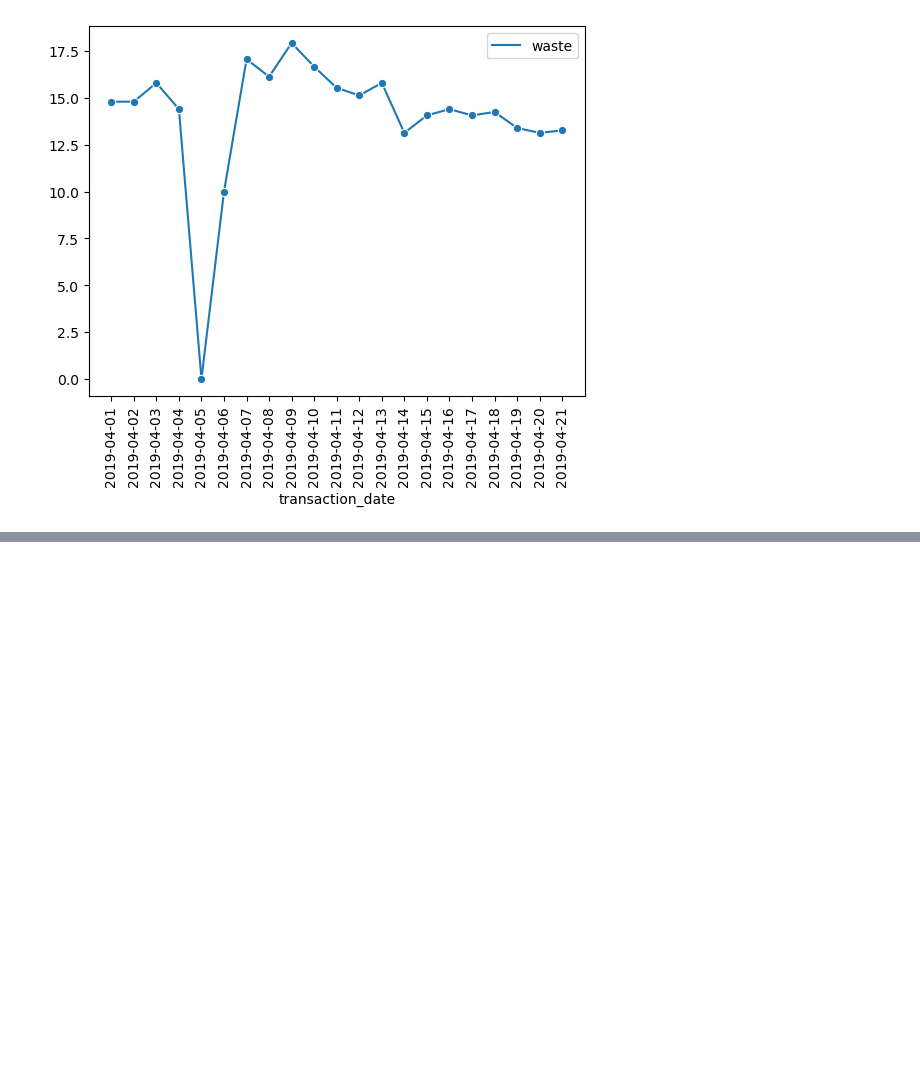
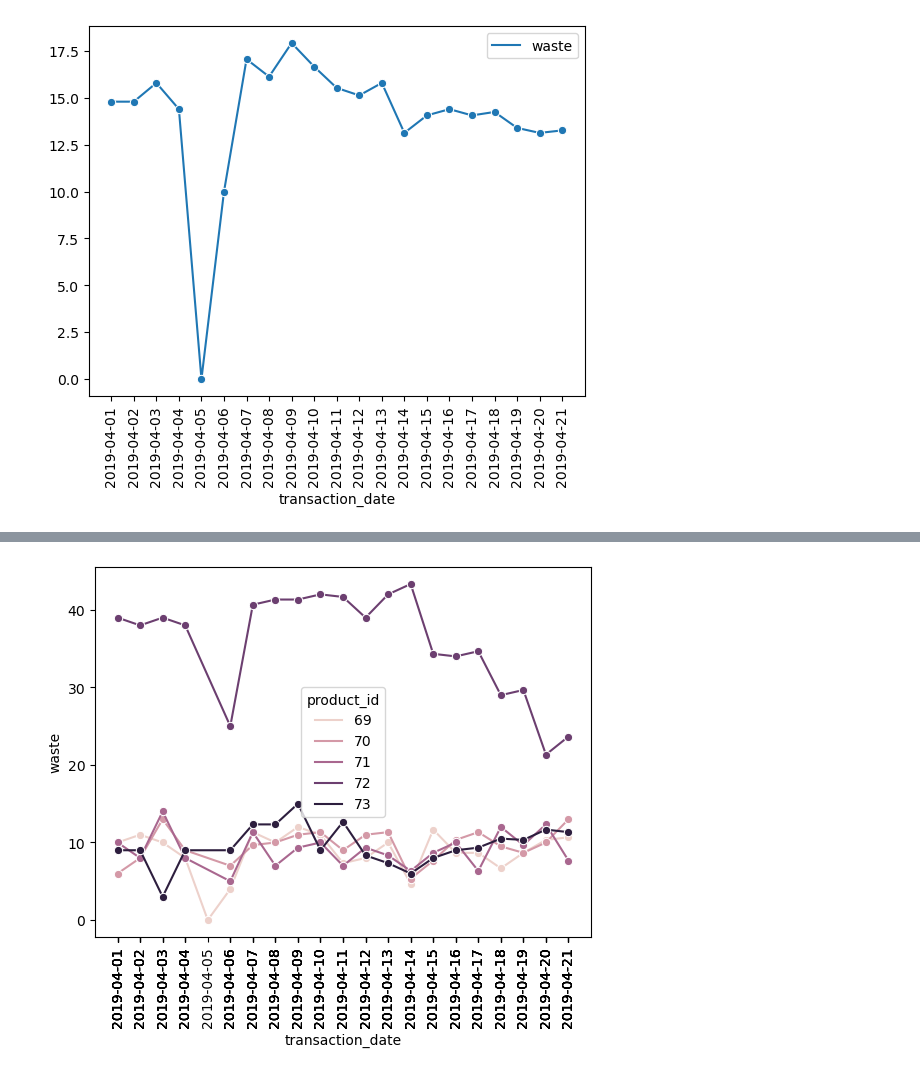
Before and after one commit to coffee-shop-analysis/coffee_project, a Jupyter notebook: explore_j.ipynb, the cells around one changed output, grey strips where cells are left out. Cells and saved outputs as stored; diff of their text form; code cells hidden in the pictures; blank space fills up the shorter version.

```diff
--- a/explore_j.ipynb
+++ b/explore_j.ipynb
@@ -637,0 +634,13 @@ ConversionError: Failed to convert value(s) to axis units:     index transaction
+# %%
+waste_by_product = pastry_train.groupby(['transaction_date', 'product_id'])['waste'].mean()
+# %%
+waste_by_product = pd.DataFrame(waste_by_product)
+# %%
+waste_by_product.reset_index(inplace=True)
+# %%
+sns.lineplot(data=waste_by_product, x=waste_by_product.transaction_date, y=waste_by_product.waste, marker='o', hue='product_id')
+plt.xticks(waste_by_product.transaction_date, rotation=90)
+
+plt.show()
+# %% [output]
+[figure, added]
```
Also changed, not shown: parts of 2 cells of this notebook.
